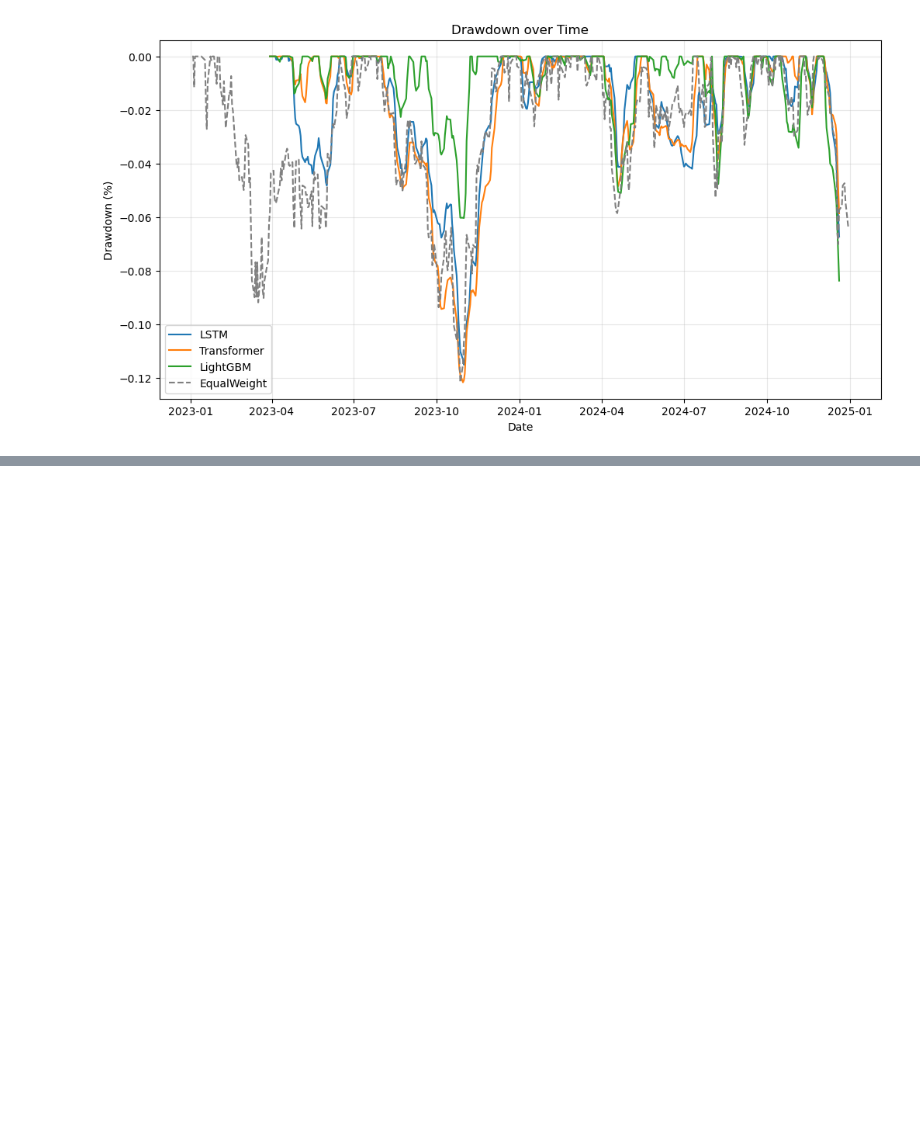
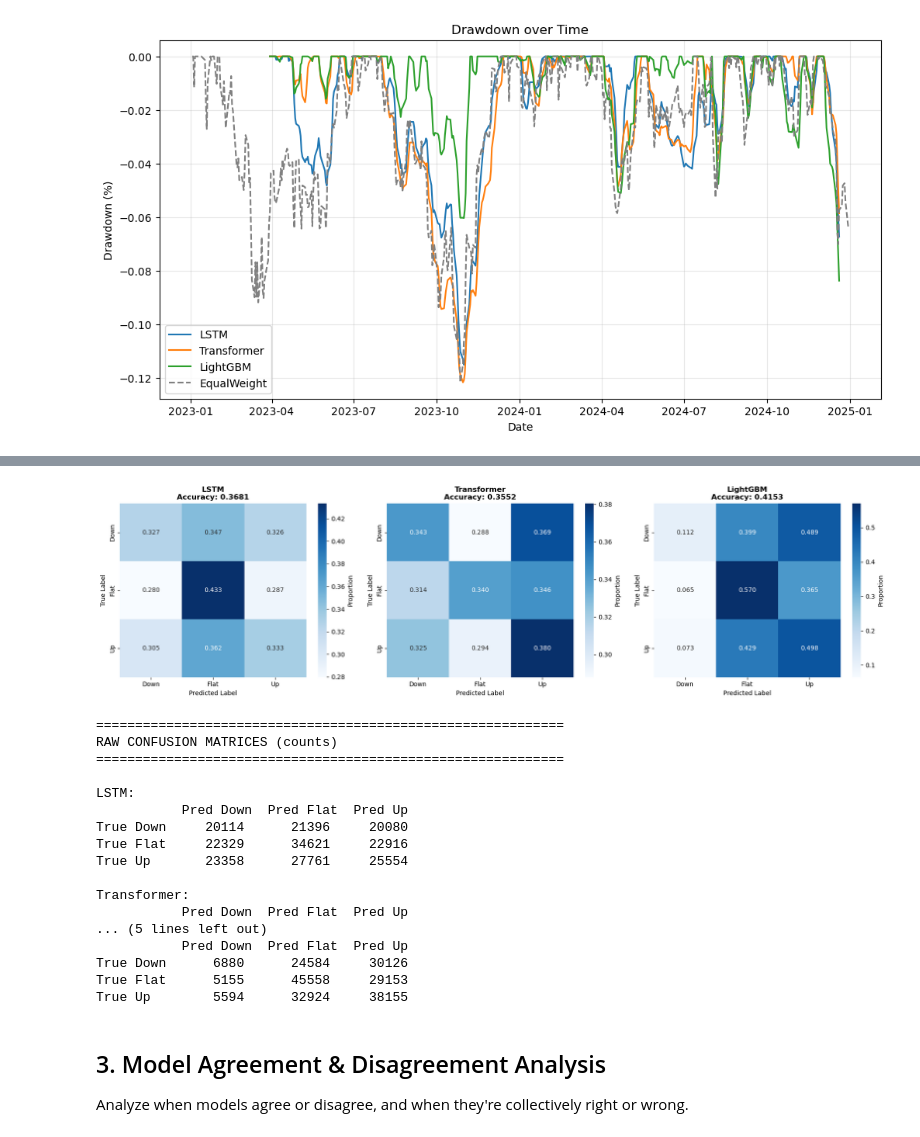
Before and after one commit to LyWangPX/umich-milestone2, a Jupyter notebook: model_test.ipynb, the cells around one changed output, grey strips where cells are left out. Drawn from its saved outputs; the diff is of its cells as text; code cells hidden in the pictures; blank space fills up the shorter version.

Commit message:
add failure test

```diff
--- a/model_test.ipynb
+++ b/model_test.ipynb
@@ -715,0 +859,60 @@ plt.show()
+# %%
+# Confusion Matrices
+fig, axes = plt.subplots(1, 3, figsize=(18, 5))
+
+models = [
+    ("LSTM", lstm_preds, lstm_acc),
+    ("Transformer", transformer_preds, transformer_acc),
+    ("LightGBM", lgbm_preds, lgbm_acc)
+]
+
+for idx, (name, preds, acc) in enumerate(models):
+    cm = confusion_matrix(y_test, preds)
+    cm_normalized = cm.astype('float') / cm.sum(axis=1)[:, np.newaxis]
+
+    sns.heatmap(cm_normalized, annot=True, fmt='.3f', cmap='Blues',
+                xticklabels=['Down', 'Flat', 'Up'],
+                yticklabels=['Down', 'Flat', 'Up'],
+                ax=axes[idx], cbar_kws={'label': 'Proportion'})
+
+    axes[idx].set_title(f'{name}\nAccuracy: {acc:.4f}', fontsize=12, fontweight='bold')
+    axes[idx].set_ylabel('True Label')
+    axes[idx].set_xlabel('Predicted Label')
+
+plt.tight_layout()
+plt.show()
+
+# Raw confusion matrices
+print("\n" + "=" * 60)
+print("RAW CONFUSION MATRICES (counts)")
+print("=" * 60)
+for name, preds, _ in models:
+    cm = confusion_matrix(y_test, preds)
+    print(f"\n{name}:")
+    print("           Pred Down  Pred Flat  Pred Up")
+    print(f"True Down    {cm[0,0]:6d}     {cm[0,1]:6d}    {cm[0,2]:6d}")
+    print(f"True Flat    {cm[1,0]:6d}     {cm[1,1]:6d}    {cm[1,2]:6d}")
+    print(f"True Up      {cm[2,0]:6d}     {cm[2,1]:6d}    {cm[2,2]:6d}")
+# %% [output]
+[figure, added]
+============================================================
+RAW CONFUSION MATRICES (counts)
+============================================================
+
+LSTM:
+           Pred Down  Pred Flat  Pred Up
+True Down     20114      21396     20080
+True Flat     22329      34621     22916
+True Up       23358      27761     25554
+
+Transformer:
+           Pred Down  Pred Flat  Pred Up
+... (5 lines left out)
+           Pred Down  Pred Flat  Pred Up
+True Down      6880      24584     30126
+True Flat      5155      45558     29153
+True Up        5594      32924     38155
+# %% [markdown]
+## 3. Model Agreement & Disagreement Analysis
+
+Analyze when models agree or disagree, and when they're collectively right or wrong.
```
Also changed, not shown: parts of 28 cells of this notebook.
